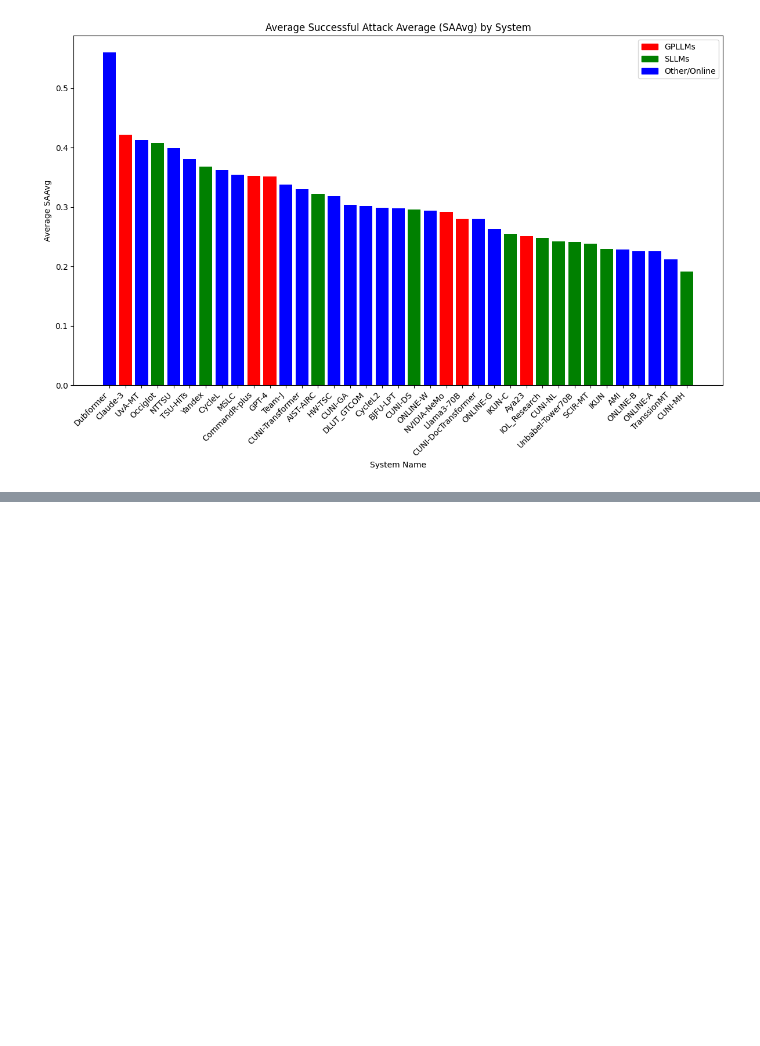
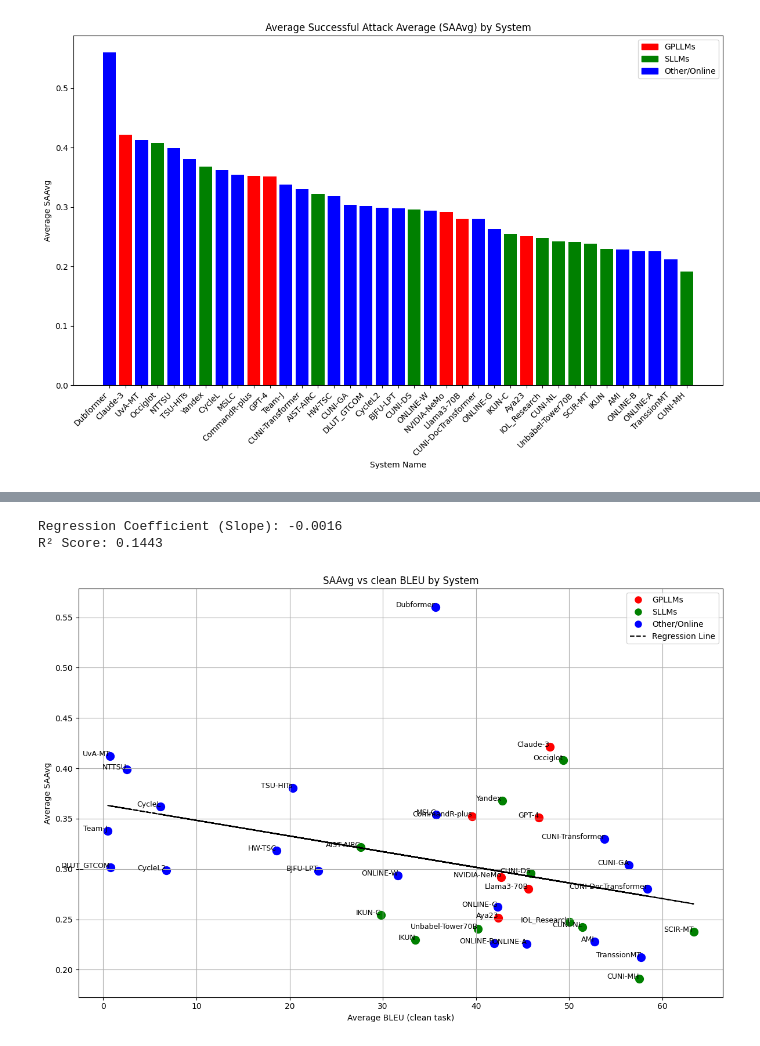
Before and after one commit to Avmb/adversarial_MT_prompt_injection, a Jupyter notebook: process_results.ipynb, the cells around one changed output, grey strips where cells are left out. Saved outputs shown, nothing was run; the diff lists cells and outputs as text; code cells hidden in the pictures; blank space fills up the shorter version.

```diff
--- a/process_results.ipynb
+++ b/process_results.ipynb
@@ -850,3 +1038,9 @@ plot_saavg_bar_chart(results_dict)
+# %%
+plot_bleu_vs_saavg_line_chart(results_dict)
+# %% [output]
+Regression Coefficient (Slope): -0.0016
+R² Score: 0.1443
+[figure, added]
 # %%
 from sacrebleu import BLEU, CHRF
 import numpy as np
```
Also changed, not shown: parts of 3 cells of this notebook, 2 other files.
